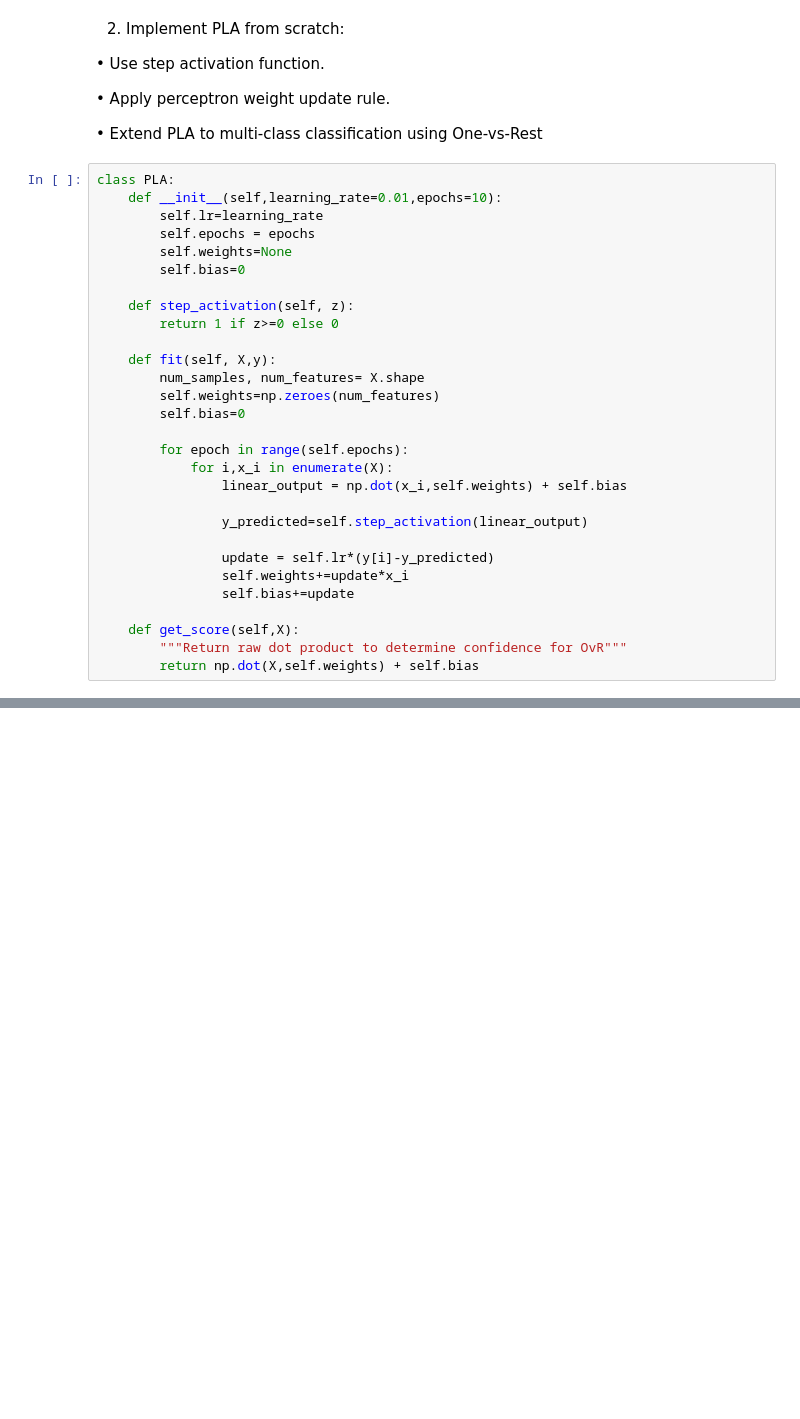
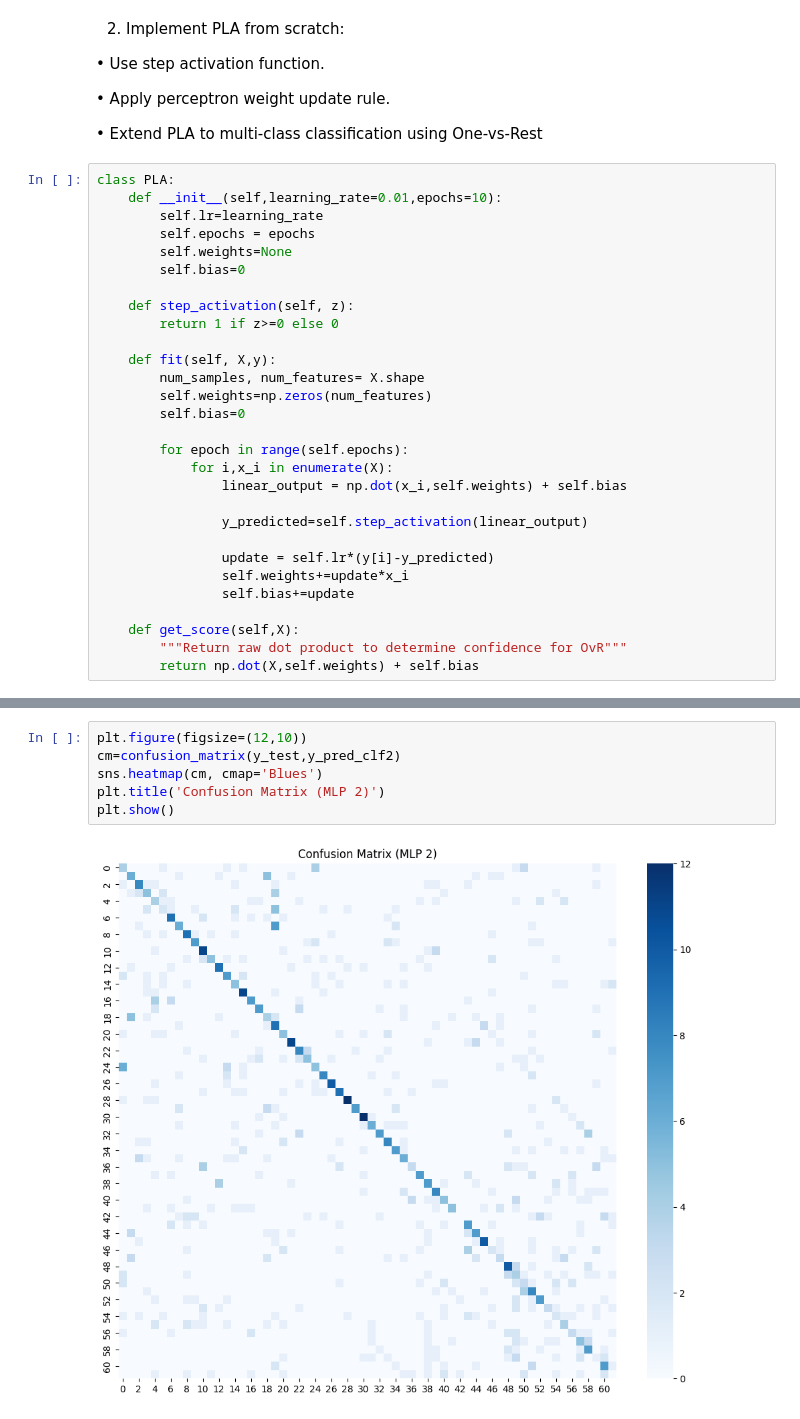
Before and after one commit to kushaalshyam/machine-learning-lab, a Jupyter notebook: Experiment 5/Experiment 5.ipynb, the cells around one changed output, grey strips where cells are left out. Drawn from its saved outputs; the diff is of its cells as text; blank space fills up the shorter version.

```diff
--- a/Experiment 5/Experiment 5.ipynb
+++ b/Experiment 5/Experiment 5.ipynb
@@ -96,7 +96,7 @@ class PLA:
 
     def fit(self, X,y):
         num_samples, num_features= X.shape
-        self.weights=np.zeroes(num_features)
+        self.weights=np.zeros(num_features)
         self.bias=0
 
         for epoch in range(self.epochs):
@@ -144,0 +327,8 @@ def step_activation(self, z):
+# %%
+plt.figure(figsize=(12,10))
+cm=confusion_matrix(y_test,y_pred_clf2)
+sns.heatmap(cm, cmap='Blues')
+plt.title('Confusion Matrix (MLP 2)')
+plt.show()
+# %% [output]
+[figure, added]
```
Also changed, not shown: parts of 16 cells of this notebook.
